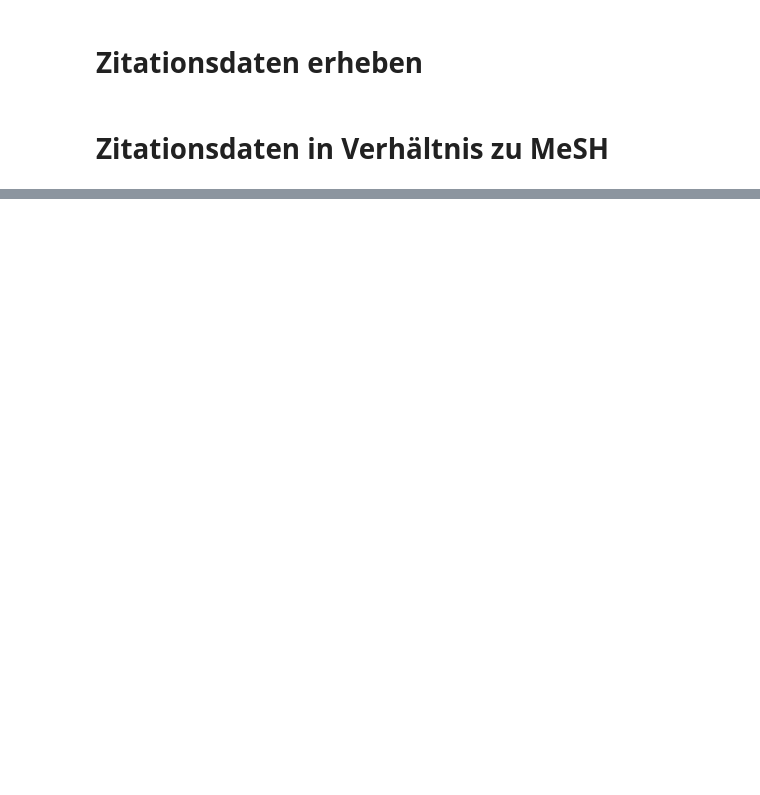
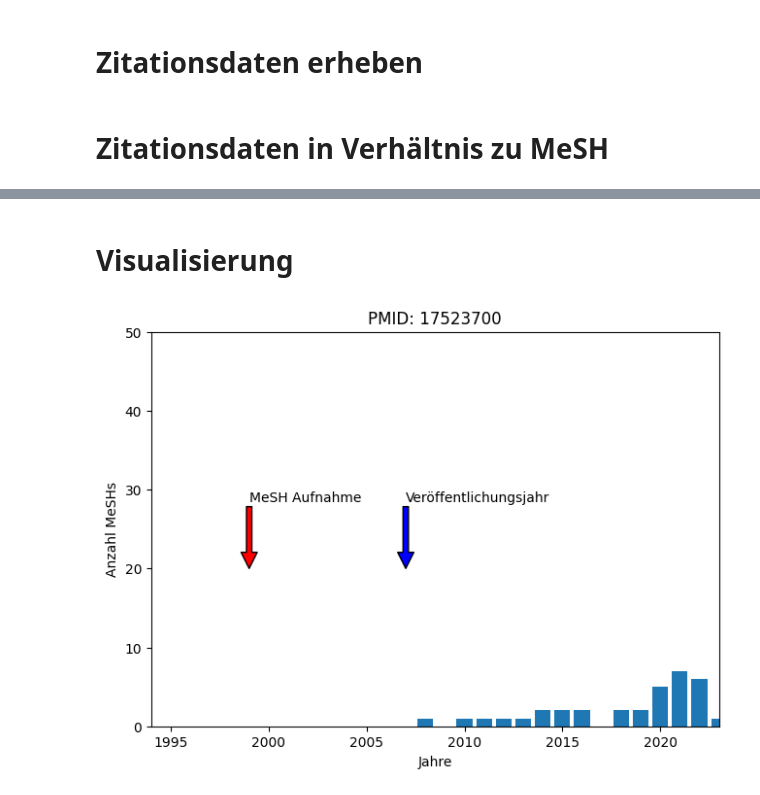
Before and after one commit to Johanna0999/MA_Code, a Jupyter notebook: idea_1.ipynb, the cells around one changed output, grey strips where cells are left out. Drawn from its saved outputs; the diff is of its cells as text; code cells hidden in the pictures; blank space fills up the shorter version.

```diff
--- a/idea_1.ipynb
+++ b/idea_1.ipynb
@@ -43,3 +45,13 @@ con.commit()
+# %%
+def getPubDate(pmid):
+    cur.execute("SELECT strftime('%Y', pubdate) FROM Dokumente WHERE PMID = \""+ str(pmid)+ "\"")
+    pubdate = int(cur.fetchall()[0][0])
+    return pubdate
+# %%
+def getMeSHYear(meshUI):
+    cur.execute("SELECT strftime('%Y', datum) FROM Mesh WHERE UI = \""+ str(meshUI)+ "\"")
+    meshYear = int(cur.fetchall()[0][0])
+    return meshYear
 # %% [markdown]
 # MeSH Data
 # %%
@@ -218,0 +232,34 @@ getCitationDataForPMID(pmidList)
+# %% [markdown]
+# Visualisierung
+# %%
+def plotMeSHIntrosPerPmid(pmid):
+    pubDate = getPubDate(pmid)
+    meshDate = getMeSHYear(meshUI)
+    years, counts = getCitationDataForPMID(pmid)
+    if len(years) == 0:
+          print("Zu diesem Dokument liegen keine Zitationdaten vor.")
+    else:
+          fig, ax = plt.subplots(layout="constrained")
+          ax.set_ylabel("Anzahl MeSHs")
+          ax.set_xlabel("Jahre")
+          ax.set_title("PMID: " + str(pmid))
+          ax.set_xlim(meshDate-5, 2023)
+          ax.set_ylim(0, 50)
+          ax.bar(years, counts)
+          ax.annotate("Veröffentlichungsjahr",
+               xy=(pubDate, 20),
+               xycoords="data",
+               xytext=(0, 50),
+               textcoords="offset points",
+               arrowprops=dict(facecolor="blue"))
+
+          ax.annotate("MeSH Aufnahme",
+               xy=(meshDate, 20),
+               xycoords="data",
+               xytext=(0, 50),
+               textcoords="offset points",
+               arrowprops=dict(facecolor="red"))
+# %%
+plotMeSHIntrosPerPmid("17523700")
+# %% [output]
+[figure, added]
```
Also changed, not shown: parts of 12 cells of this notebook.
